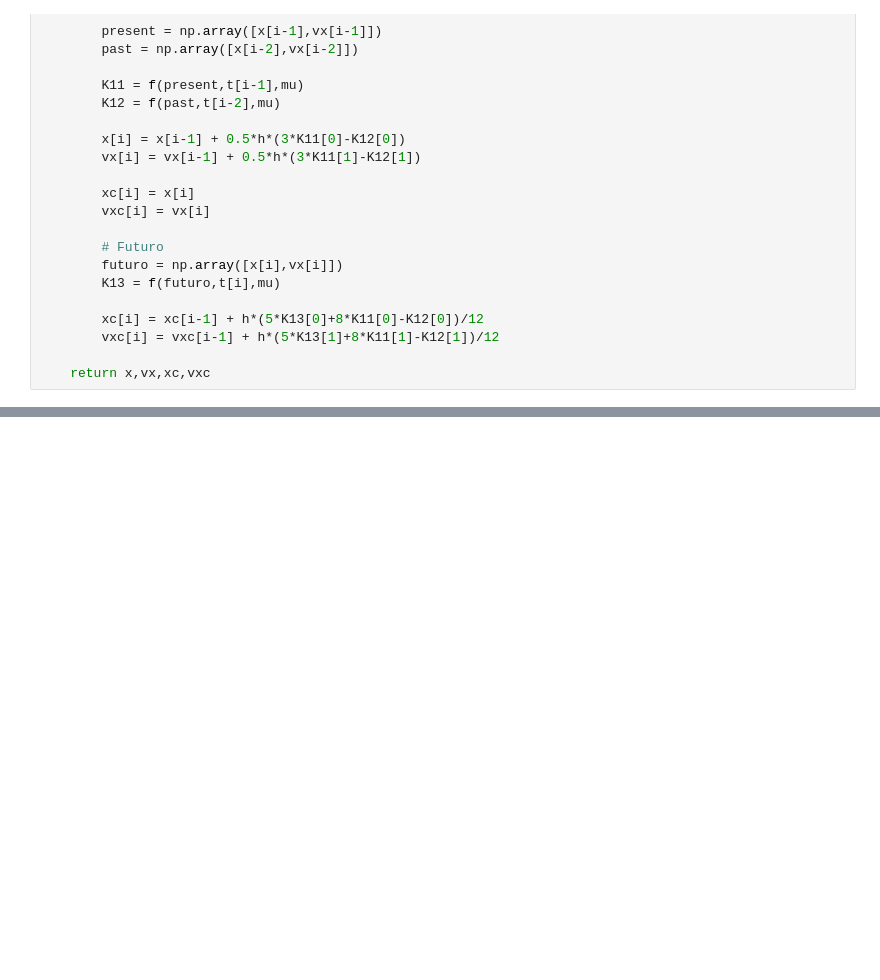
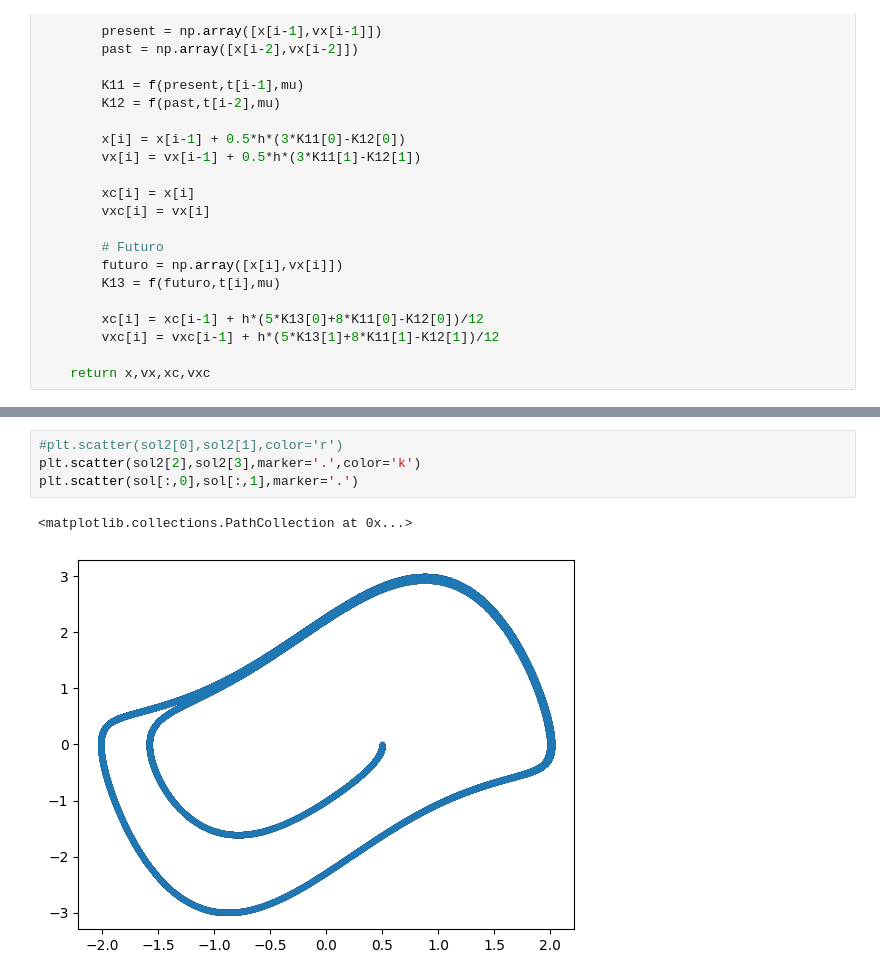
Before and after one commit to JuanDavidSantacruzRoca/MetodosComputacionalesII, a Jupyter notebook: Week4/Vanderpol.ipynb, the cells around one changed output, grey strips where cells are left out. Drawn from its saved outputs; the diff is of its cells as text; blank space fills up the shorter version.

```diff
--- a/Week4/Vanderpol.ipynb
+++ b/Week4/Vanderpol.ipynb
@@ -75 +75,8 @@ sol2 = IntegratorAdams(System,r0,t,1.3)
+# %%
+#plt.scatter(sol2[0],sol2[1],color='r')
+plt.scatter(sol2[2],sol2[3],marker='.',color='k')
+plt.scatter(sol[:,0],sol[:,1],marker='.')
+# %% [output]
+<matplotlib.collections.PathCollection at 0x...>
+[figure, added]
 # %%
```
Also changed, not shown: parts of 5 cells of this notebook.
